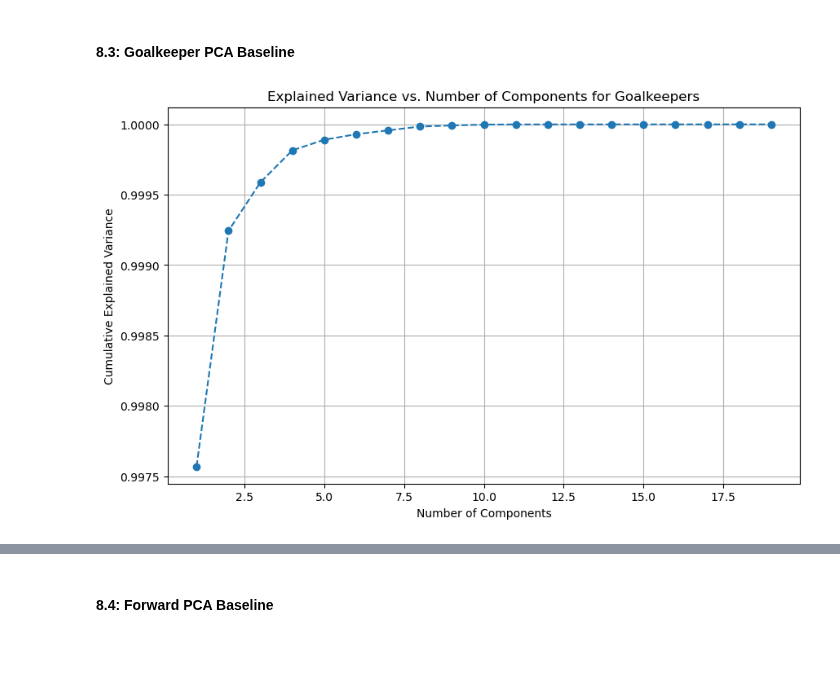
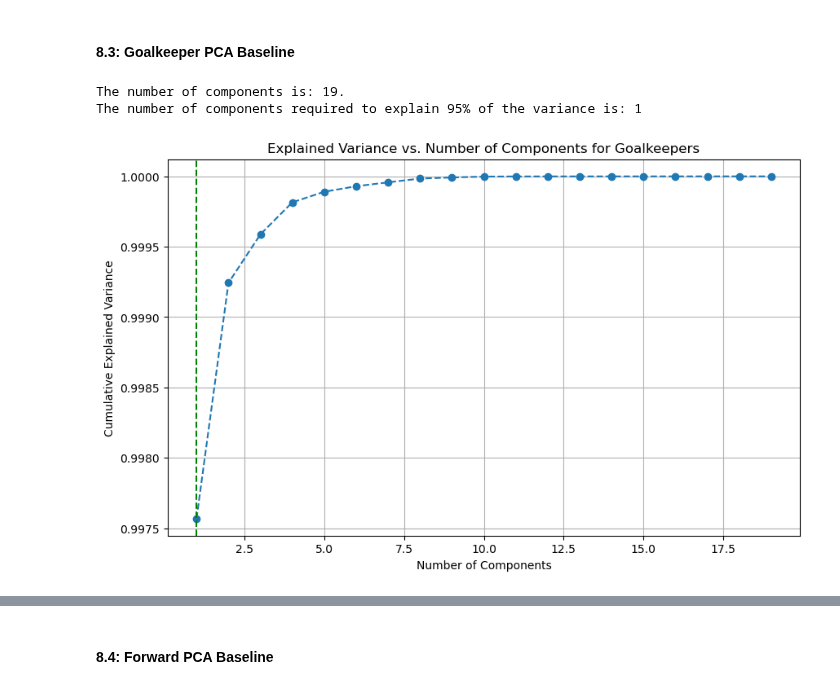
Before and after one commit to kezeani/109aproject, a Jupyter notebook: project.ipynb, the cells around one changed output, grey strips where cells are left out. Cells and saved outputs as stored; diff of their text form; code cells hidden in the pictures; blank space fills up the shorter version.

```diff
--- a/project.ipynb
+++ b/project.ipynb
@@ -569,22 +530,34 @@ plt.show()
 #### <div class='sub-section'>8.3: Goalkeeper PCA Baseline</div>
 # %%
 from sklearn.decomposition import PCA
+
+#make sure to standardize the data below, if you read directly from the csv its not standardized
+#i think that will change the # of components that = 95%
+#after uncomment the 95% line in your graph
 
 goalkeepers_df = pd.read_csv("stats/GK_relevant_stats.csv")
 goalkeepers_numeric = goalkeepers_df.select_dtypes(include=[np.number]).dropna()
 
 pca = PCA()
 pca_data = pca.fit_transform(goalkeepers_numeric)
 
 explained_variance_ratio = pca.explained_variance_ratio_
 cumulative_variance = np.cumsum(explained_variance_ratio)
+valid_components = np.argmax(cumulative_variance >= 0.95) + 1
+
+print(f"The number of components is: {pca.n_components_}. ")
+print(f"The number of components required to explain 95% of the variance is: {valid_components}")
 
 plt.figure(figsize=(10, 6))
 plt.plot(range(1, len(cumulative_variance) + 1), cumulative_variance, marker='o', linestyle='--')
+plt.axvline(x=valid_components, color='g', linestyle='--', label=f'{valid_components} Components')
+#plt.axhline(y=0.95, color='r', linestyle='--', label='95% Variance Threshold')
 plt.xlabel('Number of Components')
 plt.ylabel('Cumulative Explained Variance')
 plt.title('Explained Variance vs. Number of Components for Goalkeepers')
 plt.grid()
 plt.show()
 # %% [output]
+The number of components is: 19.
+The number of components required to explain 95% of the variance is: 1
-[figure, old version]
+[figure, new version]
```
Also changed, not shown: parts of 27 cells of this notebook.
